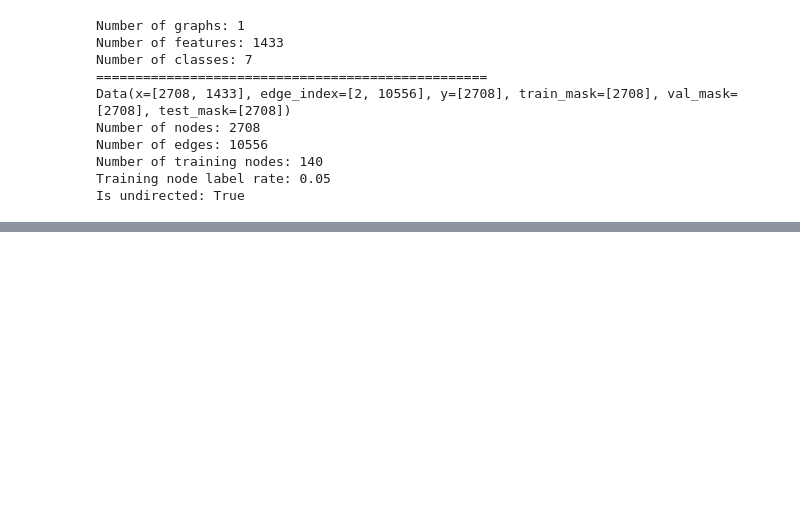
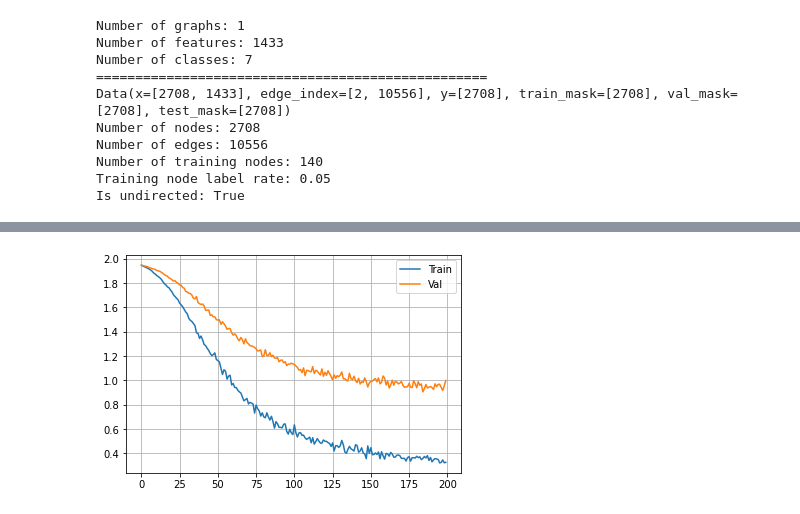
Before and after one commit to ykrmm/sota_gnn, a Jupyter notebook: GCN/gcn_cora.ipynb, the cells around one changed output, grey strips where cells are left out. Cells and saved outputs as stored; diff of their text form; code cells hidden in the pictures; blank space fills up the shorter version.

```diff
--- a/GCN/gcn_cora.ipynb
+++ b/GCN/gcn_cora.ipynb
@@ -52,0 +211,22 @@ dataset.
+# %%
+import torch.nn.functional as F
+class GCN(nn.Module):
+    def __init__(self,dim_in,dim_h,n_class) -> None:
+        super(GCN,self).__init__()
+
+        self.gcnconv1 = GCNConv(dim_in,dim_h)
+        self.gcnconv2 = GCNConv(dim_h,n_class)
+
+        self.relu = nn.ReLU()
+        self.dropout = nn.Dropout()
+
+    def forward(self,data):
+        x,edge_index = data.x,data.edge_index
+        x = self.gcnconv1(x,edge_index)
+        x = self.relu(x)
+        x = self.dropout(x)
+        x = self.gcnconv2(x,edge_index)
+
+        return x
+# %%
+gcn_model = GCN(data.x.size()[1],16,n_class)
@@ -52,0 +274,8 @@ dataset.
+# %%
+fig, ax = plt.subplots()
+ax.plot(np.arange(n_epoch),loss_train, label='Train')
+ax.plot(np.arange(n_epoch),loss_val, label='Val')
+ax.legend()
+ax.grid()
+# %% [output]
+[figure, added]
```
Also changed, not shown: parts of 26 cells of this notebook, 1 other file.
